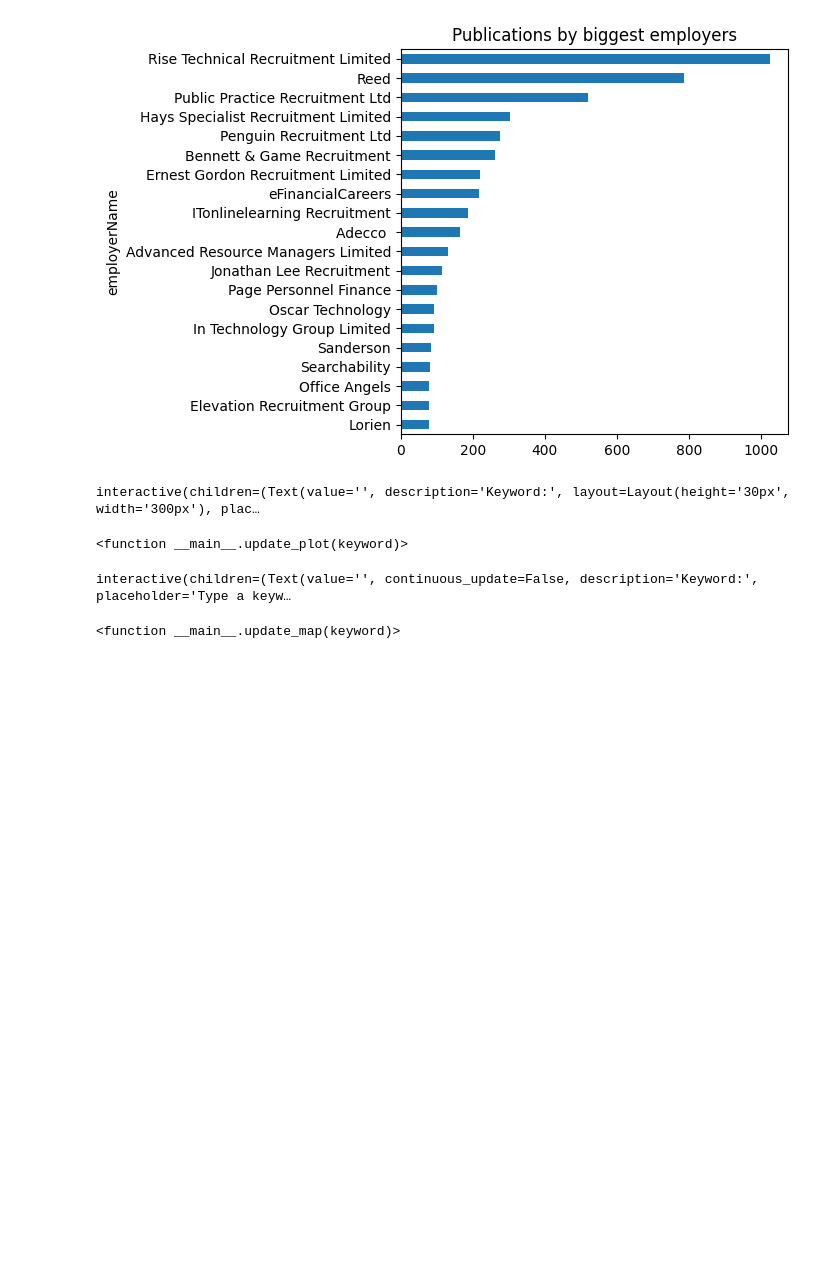
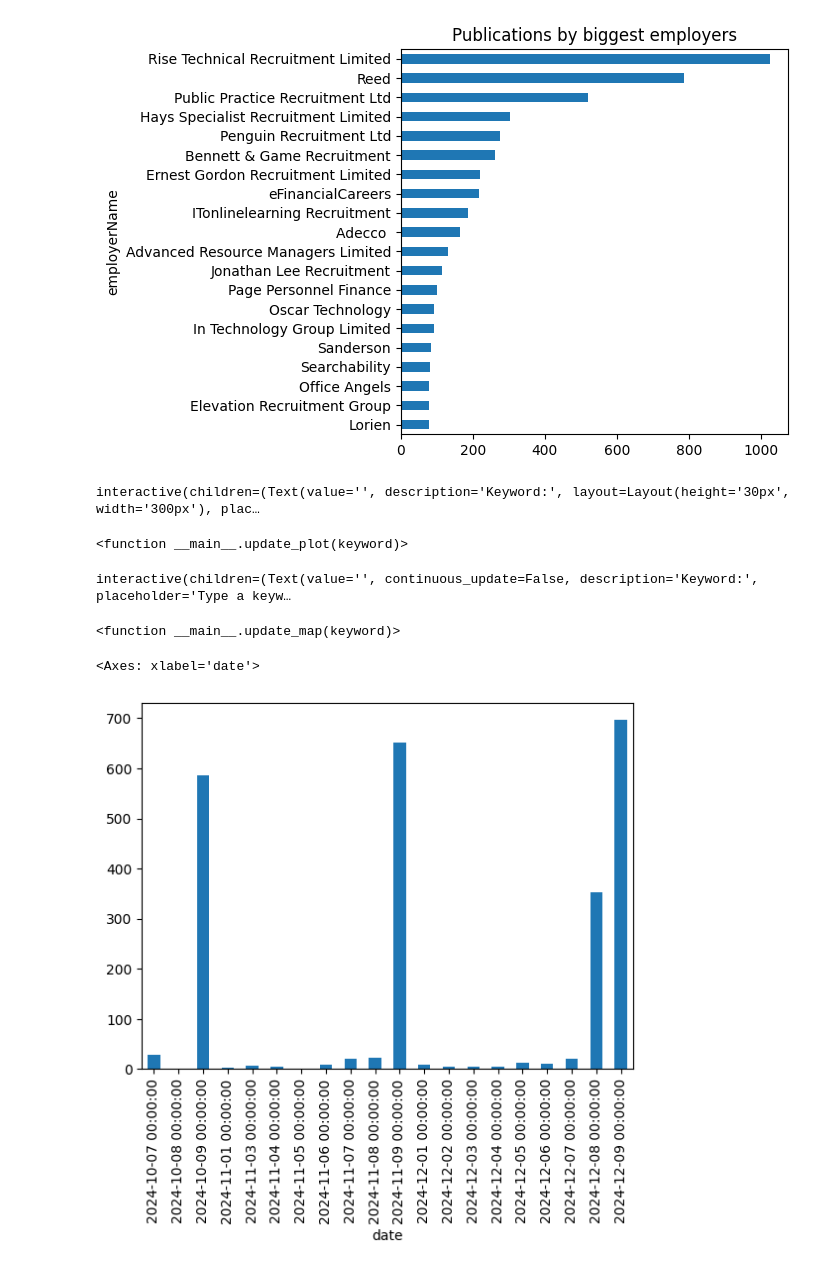
Before and after one commit to ManuelJua/jobs_scraper, a Jupyter notebook: reed_analysis.ipynb, the cells around one changed output. Cells and saved outputs as stored; diff of their text form; code cells hidden in the pictures; blank space fills up the shorter version.

```diff
--- a/reed_analysis.ipynb
+++ b/reed_analysis.ipynb
@@ -453,0 +456,5 @@ interactive(children=(Text(value='', continuous_update=False, description='Keywo
+# %%
+reed_df['date'].value_counts().sort_index()[-20:].plot(kind='bar')
+# %% [output]
+<Axes: xlabel='date'>
+[figure, added]
```
Also changed, not shown: parts of 1 cell of this notebook, 1 other file.
